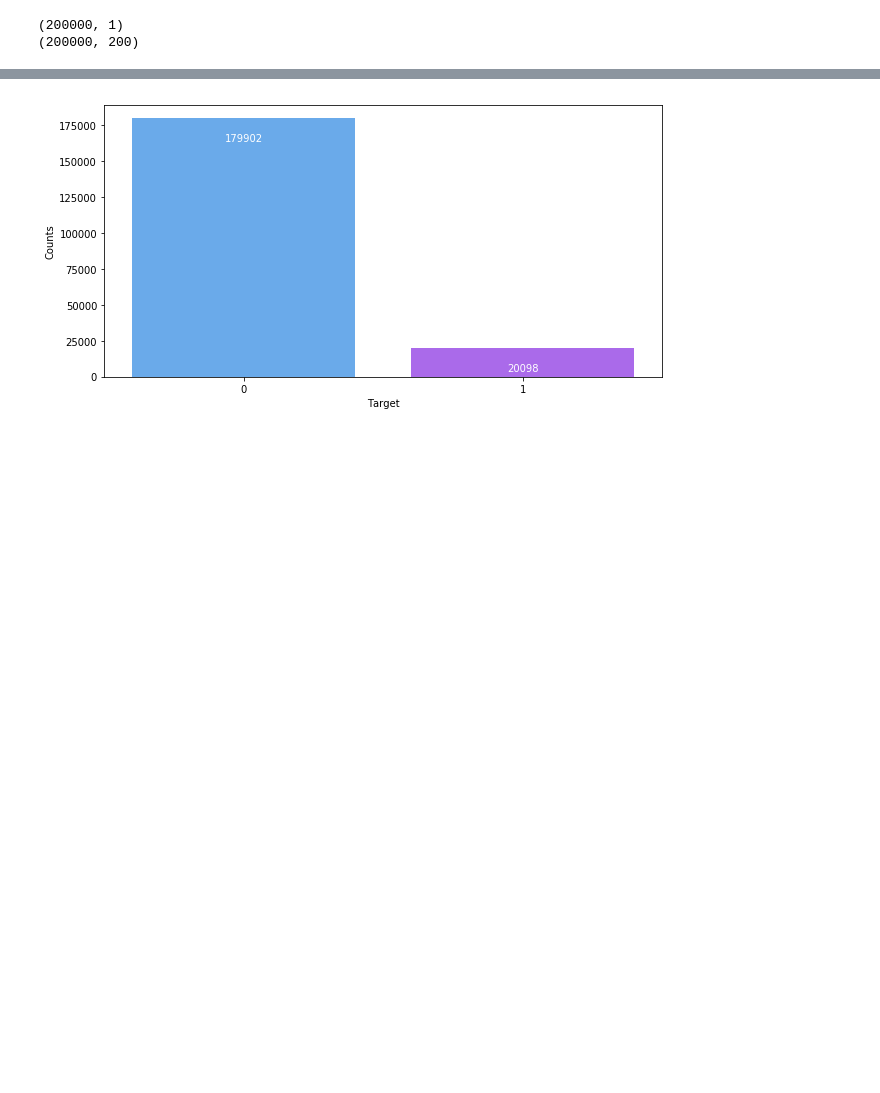
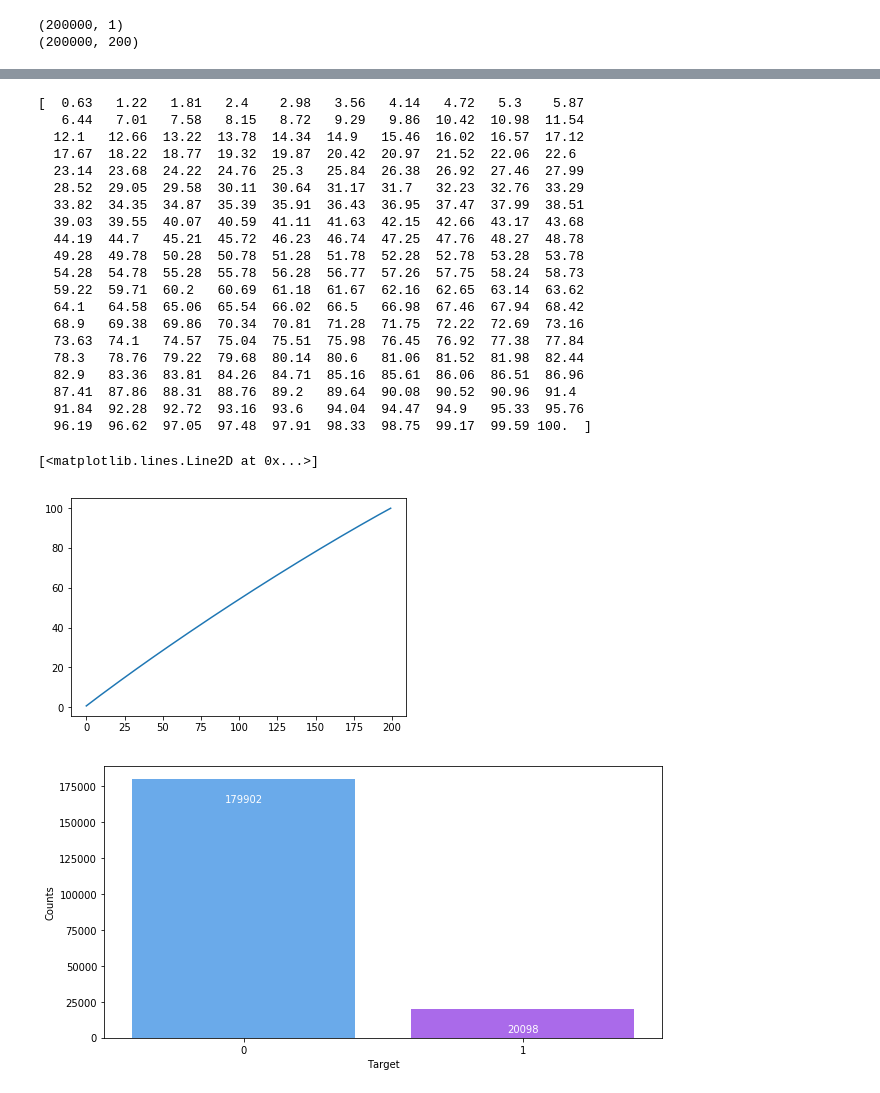
Before and after one commit to adkulas/ECE657A-Data-Modelling, a Jupyter notebook: project/code/G10-project.ipynb, the cells around one changed output, grey strips where cells are left out. Drawn from its saved outputs; the diff is of its cells as text; code cells hidden in the pictures; blank space fills up the shorter version.

```diff
--- a/project/code/G10-project.ipynb
+++ b/project/code/G10-project.ipynb
@@ -267,3 +259,40 @@ NameError: name 'X' is not defined
+# %%
+#The amount of variance that each PC explains
+var= pca.explained_variance_ratio_
+
+#Cumulative Variance explains
+var1=np.cumsum(np.round(pca.explained_variance_ratio_, decimals=4)*100)
+
+print(var1)
+
+plt.plot(var1)
+
+#pd.DataFrame(pca.components_).round(2).to_csv("xyz.csv")
+
+# now look at heatmap and figure out explainability
+# %% [output]
+[  0.63   1.22   1.81   2.4    2.98   3.56   4.14   4.72   5.3    5.87
+   6.44   7.01   7.58   8.15   8.72   9.29   9.86  10.42  10.98  11.54
+  12.1   12.66  13.22  13.78  14.34  14.9   15.46  16.02  16.57  17.12
+  17.67  18.22  18.77  19.32  19.87  20.42  20.97  21.52  22.06  22.6
+  23.14  23.68  24.22  24.76  25.3   25.84  26.38  26.92  27.46  27.99
+  28.52  29.05  29.58  30.11  30.64  31.17  31.7   32.23  32.76  33.29
+  33.82  34.35  34.87  35.39  35.91  36.43  36.95  37.47  37.99  38.51
+  39.03  39.55  40.07  40.59  41.11  41.63  42.15  42.66  43.17  43.68
+  44.19  44.7   45.21  45.72  46.23  46.74  47.25  47.76  48.27  48.78
+  49.28  49.78  50.28  50.78  51.28  51.78  52.28  52.78  53.28  53.78
+  54.28  54.78  55.28  55.78  56.28  56.77  57.26  57.75  58.24  58.73
+  59.22  59.71  60.2   60.69  61.18  61.67  62.16  62.65  63.14  63.62
+  64.1   64.58  65.06  65.54  66.02  66.5   66.98  67.46  67.94  68.42
+  68.9   69.38  69.86  70.34  70.81  71.28  71.75  72.22  72.69  73.16
+  73.63  74.1   74.57  75.04  75.51  75.98  76.45  76.92  77.38  77.84
+  78.3   78.76  79.22  79.68  80.14  80.6   81.06  81.52  81.98  82.44
+  82.9   83.36  83.81  84.26  84.71  85.16  85.61  86.06  86.51  86.96
+  87.41  87.86  88.31  88.76  89.2   89.64  90.08  90.52  90.96  91.4
+  91.84  92.28  92.72  93.16  93.6   94.04  94.47  94.9   95.33  95.76
+  96.19  96.62  97.05  97.48  97.91  98.33  98.75  99.17  99.59 100.  ]
+[<matplotlib.lines.Line2D at 0x...>]
+[figure, added]
 # %%
 fig, ax = plt.subplots(1,1,figsize=(10,5))
 fig = sns.countplot(dfTrain.target.values, palette="cool")
```
Also changed, not shown: parts of 45 cells of this notebook, 3 other files.
